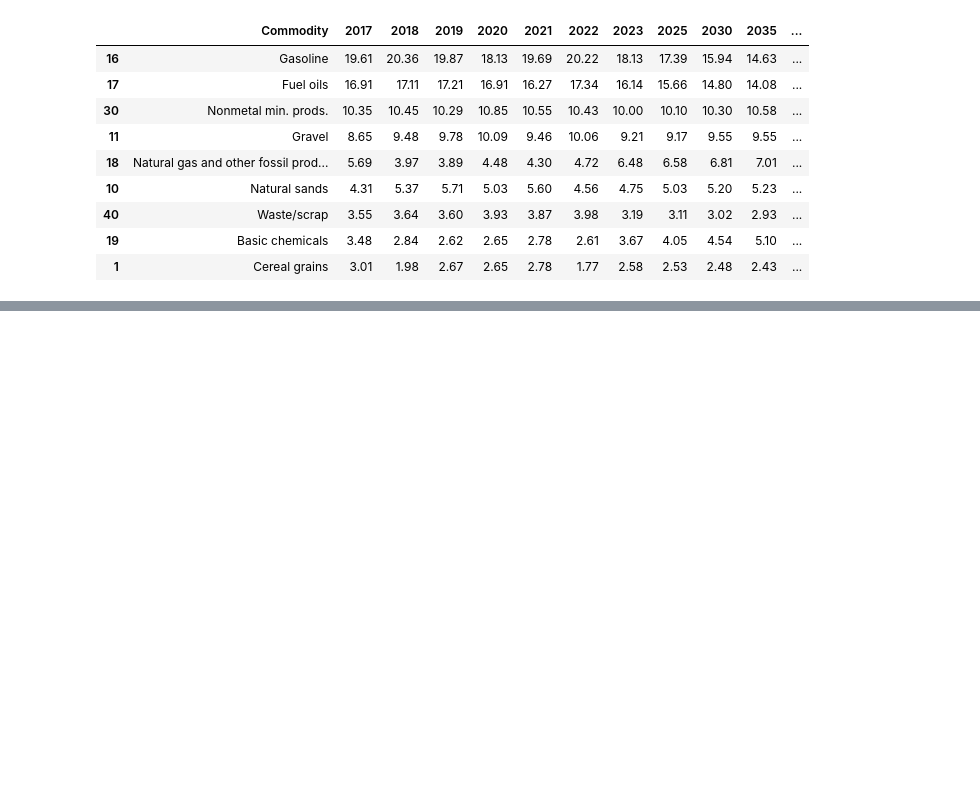
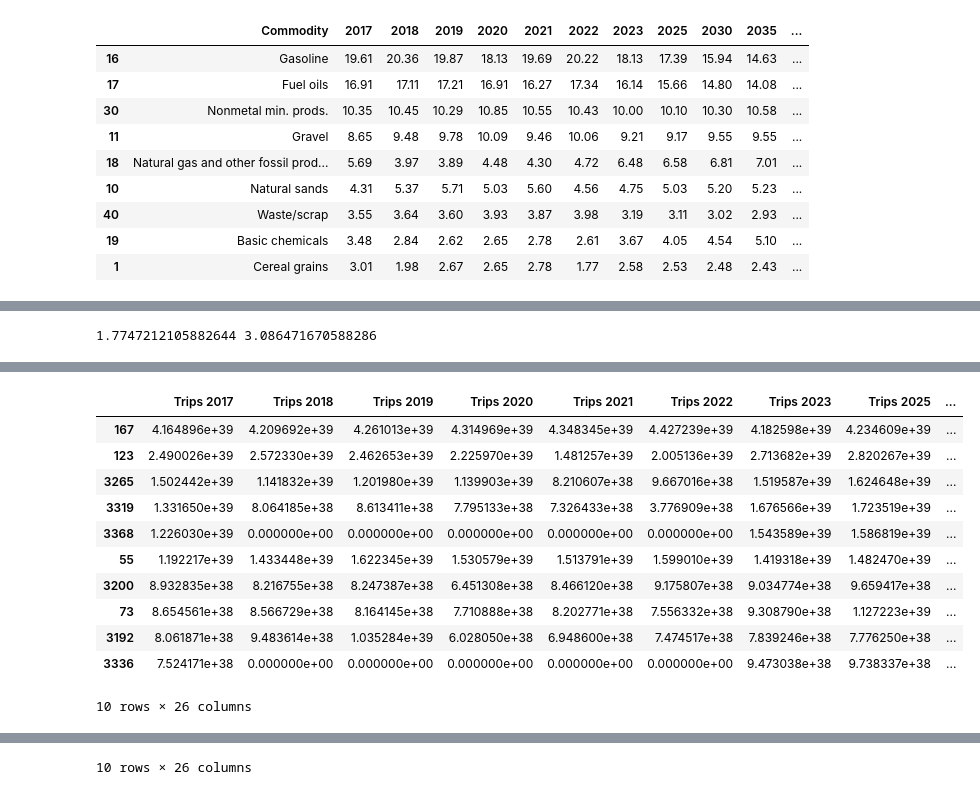
Before and after one commit to joshua-zhou14/guadaloop, a Jupyter notebook: analysis.ipynb, the cells around one changed output, grey strips where cells are left out. Cells and saved outputs as stored; diff of their text form; code cells hidden in the pictures; blank space fills up the shorter version.

Commit message:
create more tables

```diff
--- a/analysis.ipynb
+++ b/analysis.ipynb
@@ -115,0 +93,62 @@ for x in datalow.index:
+# %%
+#calculating operating time assuming 1 pod
+average_human = 70
+pod_low = 23
+pod_high = 40
+ton_to_kilo = 907.18474
+mph = 670
+pod_low_weight = (pod_low*average_human)/ton_to_kilo
+pod_high_weight = (pod_high*average_human)/ton_to_kilo
+print(str(pod_low_weight) + " " + str(pod_high_weight))
+
+datalow = data
+datahigh = data
+tonkey = ['tons_2017', 'tons_2018', 'tons_2019', 'tons_2020', 'tons_2021', 'tons_2022', 'tons_2023',
+            'tons_2025', 'tons_2030', 'tons_2035', 'tons_2040', 'tons_2045', 'tons_2050']
+valkey = ['value_2017', 'value_2018', 'value_2019', 'value_2020', 'value_2021', 'value_2022', 'value_2023',
+            'value_2025', 'value_2030', 'value_2035', 'value_2040', 'value_2045', 'value_2050']
+dbandlowkey = {1: 1, 2: 100, 3:250, 4:500, 5:750, 6:1000, 7:1500, 8:2001}
+dbandhighkey = {1: 99, 2: 249, 3:499, 4:749, 5:999, 6:1499, 7:2000, 8:2001}
+
+display(datalow['dist_band'])
+datalow.to_csv('data1.csv', encoding='utf-8', index=False)
+for x in datalow.index:
+    if x == 0:
+        continue
+    for key in tonkey:
+        datalow.at[x,key] = round(datalow.loc[x,key]*1000/pod_low_weight)
+        datahigh.at[x,key] = round(datahigh.loc[x,key]*1000/pod_high_weight)
+    #time per trip in hours
+    if(datalow.loc[x,"dist_band"] < 1):
+        continue
+    datalow.at[x, 'dist_band'] = dbandlowkey[round(datalow.loc[x,"dist_band"])]/mph
+    if(datahigh.loc[x,"dist_band"] < 1):
+        continue
+    datahigh.at[x, 'dist_band'] = dbandhighkey[round(datahigh.loc[x,"dist_band"])]/mph
+    #find total time per route
+    for i in range(0, len(valkey)):
+        datalow.at[x,valkey[i]] = round(datalow.loc[x, tonkey[i]]*datalow.loc[x, 'dist_band'])
+        datahigh.at[x,valkey[i]] = round(datahigh.loc[x, tonkey[i]]*datahigh.loc[x, 'dist_band'])
+
+dflow = pd.DataFrame({})
+dfhigh = pd.DataFrame({})
+count = 0
+# dflow.insert(count, "Time per Trip", datalow['dist_band'])
+# dfhigh.insert(count, "Time per Trip", datahigh['dist_band'])
+# count += 1
+for key in tonkey:
+    temp = "Trips " + key[5:]
+    dflow.insert(count, temp, datalow[key])
+    dfhigh.insert(count, temp, datahigh[key])
+    count += 1
+for key in valkey:
+    temp = "Total Time " + key[6:]
+    dflow.insert(count, temp, datalow[key])
+    dfhigh.insert(count, temp, datahigh[key])
+    count += 1
+dflow.sort_values(by='Total Time 2017', ascending=False, inplace=True)
+dfhigh.sort_values(by='Total Time 2017', ascending=False, inplace=True)
+display(dflow.head(10))
+display(dfhigh.head(10))
+# %% [output]
+1.7747212105882644 3.086471670588286
@@ -115,0 +167,12 @@ for x in datalow.index:
+|  | Trips 2017 | Trips 2018 | Trips 2019 | Trips 2020 | Trips 2021 | Trips 2022 | Trips 2023 | Trips 2025 | ... |
+| 167 | 4.164896e+39 | 4.209692e+39 | 4.261013e+39 | 4.314969e+39 | 4.348345e+39 | 4.427239e+39 | 4.182598e+39 | 4.234609e+39 | ... |
+| 123 | 2.490026e+39 | 2.572330e+39 | 2.462653e+39 | 2.225970e+39 | 1.481257e+39 | 2.005136e+39 | 2.713682e+39 | 2.820267e+39 | ... |
+| 3265 | 1.502442e+39 | 1.141832e+39 | 1.201980e+39 | 1.139903e+39 | 8.210607e+38 | 9.667016e+38 | 1.519587e+39 | 1.624648e+39 | ... |
+| 3319 | 1.331650e+39 | 8.064185e+38 | 8.613411e+38 | 7.795133e+38 | 7.326433e+38 | 3.776909e+38 | 1.676566e+39 | 1.723519e+39 | ... |
+| 3368 | 1.226030e+39 | 0.000000e+00 | 0.000000e+00 | 0.000000e+00 | 0.000000e+00 | 0.000000e+00 | 1.543589e+39 | 1.586819e+39 | ... |
+| 55 | 1.192217e+39 | 1.433448e+39 | 1.622345e+39 | 1.530579e+39 | 1.513791e+39 | 1.599010e+39 | 1.419318e+39 | 1.482470e+39 | ... |
+| 3200 | 8.932835e+38 | 8.216755e+38 | 8.247387e+38 | 6.451308e+38 | 8.466120e+38 | 9.175807e+38 | 9.034774e+38 | 9.659417e+38 | ... |
+| 73 | 8.654561e+38 | 8.566729e+38 | 8.164145e+38 | 7.710888e+38 | 8.202771e+38 | 7.556332e+38 | 9.308790e+38 | 1.127223e+39 | ... |
+| 3192 | 8.061871e+38 | 9.483614e+38 | 1.035284e+39 | 6.028050e+38 | 6.948600e+38 | 7.474517e+38 | 7.839246e+38 | 7.776250e+38 | ... |
+| 3336 | 7.524171e+38 | 0.000000e+00 | 0.000000e+00 | 0.000000e+00 | 0.000000e+00 | 0.000000e+00 | 9.473038e+38 | 9.738337e+38 | ... |
+10 rows × 26 columns
@@ -115,0 +190 @@ for x in datalow.index:
+10 rows × 26 columns
```
Also changed, not shown: parts of 2 cells of this notebook, 2 other files.
